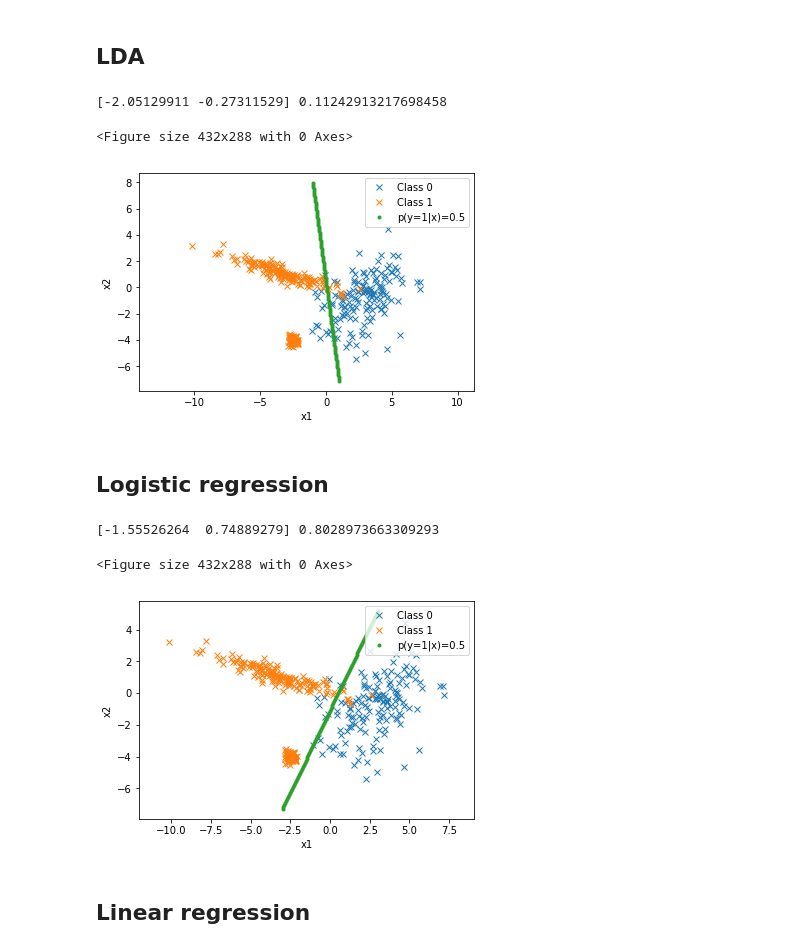
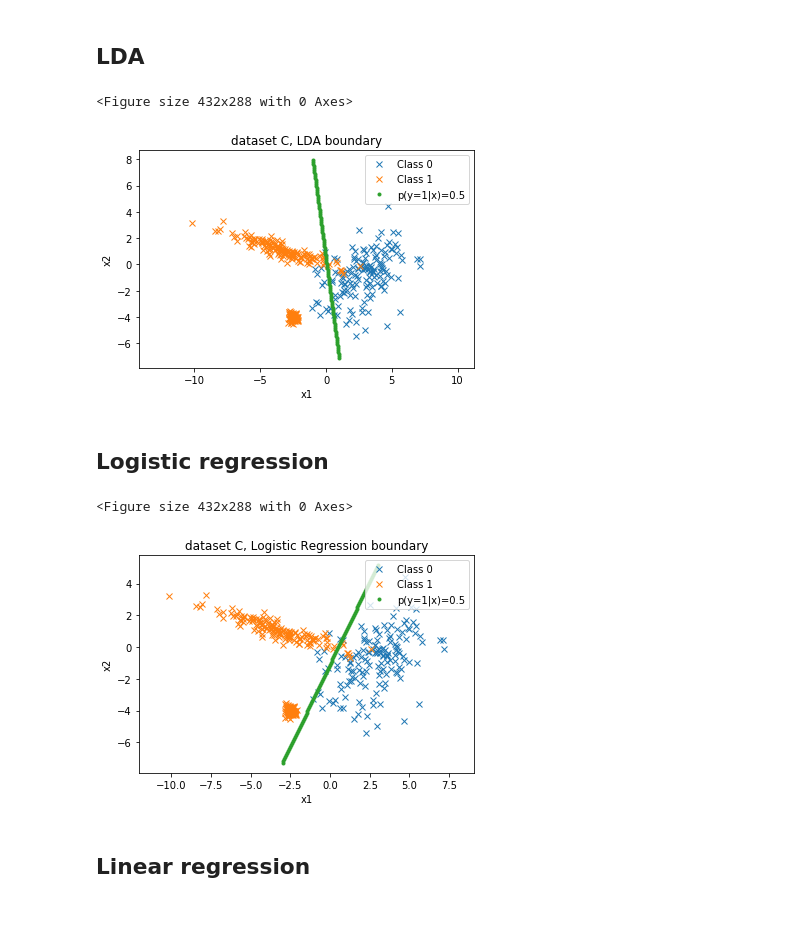
Before and after one commit to fern35/MVA_PGM, a Jupyter notebook: tp1.ipynb, the cells around one changed output. Cells and saved outputs as stored; diff of their text form; code cells hidden in the pictures; blank space fills up the shorter version.

```diff
--- a/tp1.ipynb
+++ b/tp1.ipynb
@@ -59,7 +59,7 @@ def LDA_predict(w,c,data_test):
     return misspercent
 
 
-def point_cloud(data,w,c,line_xrange):
+def point_cloud(data,w,c,line_xrange,title):
     plt.clf()
     data0 = data[data[:,2]==0]
     data1 = data[data[:,2]==1]
@@ -74,16 +74,15 @@ def point_cloud(data,w,c,line_xrange):
     plt.axis('equal')
     plt.xlabel('x1')
     plt.ylabel('x2')
+    plt.title(title)
     plt.legend(loc=1)
     plt.show()
 # %%
 w,c = LDA(trainC)
-print(w,c)
-point_cloud(trainC,w,c,(-1,1))
+point_cloud(trainC,w,c,(-1,1),'dataset C, LDA boundary')
 # %% [output]
-[-2.05129911 -0.27311529] 0.11242913217698458
+<Figure size 432x288 with 0 Axes>
-<Figure size 432x288 with 0 Axes>
-[figure, old version]
+[figure, new version]
 # %% [markdown]
 ## Logistic regression
 # %%
@@ -171,12 +170,10 @@ def LogisticRegression_predict(w,data_test):
 weights = LogisticRegression_newton(trainC)
 w = weights[:2,0]
 c = weights[2][0]
-print(w,c)
-point_cloud(trainC,w,c,(-3,3))
+point_cloud(trainC,w,c,(-3,3),'dataset C, Logistic Regression boundary')
 # %% [output]
-[-1.55526264  0.74889279] 0.8028973663309293
+<Figure size 432x288 with 0 Axes>
-<Figure size 432x288 with 0 Axes>
-[figure, old version]
+[figure, new version]
 # %% [markdown]
 ## Linear regression
 # %%
```
Also changed, not shown: parts of 8 cells of this notebook.
